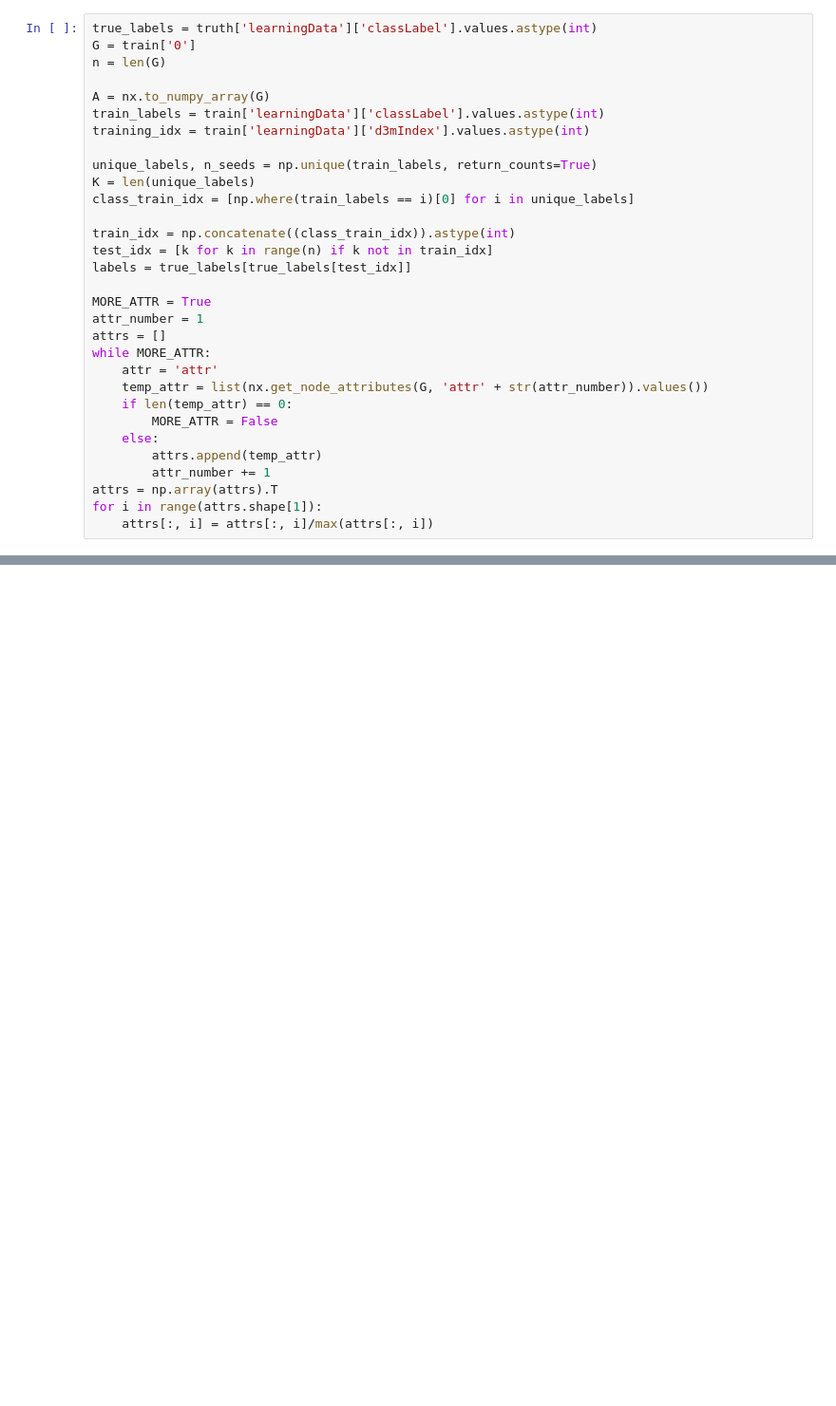
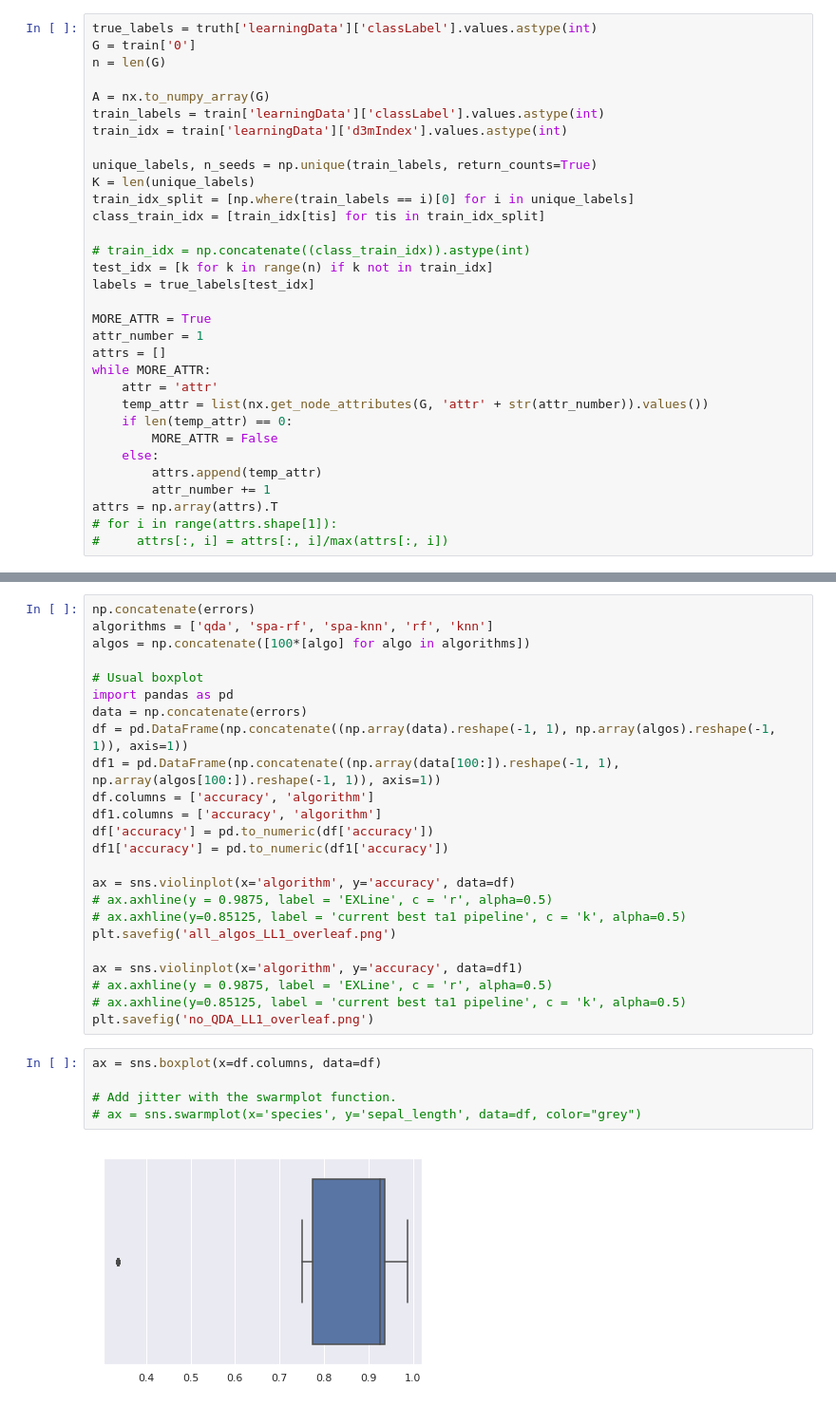
Before and after one commit to hhelm10/graphstats, a Jupyter notebook: experiments/vertex_classification_with_node_covariates/LL1 analysis.ipynb, the cells around one changed output, grey strips where cells are left out. Shown at 95% size. Cells and saved outputs as stored; diff of their text form; blank space fills up the shorter version.

Commit message:
update plotting functions.

```diff
--- a/experiments/vertex_classification_with_node_covariates/LL1 analysis.ipynb
+++ b/experiments/vertex_classification_with_node_covariates/LL1 analysis.ipynb
@@ -58,15 +69,16 @@ n = len(G)
 
 A = nx.to_numpy_array(G)
 train_labels = train['learningData']['classLabel'].values.astype(int)
-training_idx = train['learningData']['d3mIndex'].values.astype(int)
+train_idx = train['learningData']['d3mIndex'].values.astype(int)
 
 unique_labels, n_seeds = np.unique(train_labels, return_counts=True)
 K = len(unique_labels)
-class_train_idx = [np.where(train_labels == i)[0] for i in unique_labels]
+train_idx_split = [np.where(train_labels == i)[0] for i in unique_labels]
+class_train_idx = [train_idx[tis] for tis in train_idx_split]
 
-train_idx = np.concatenate((class_train_idx)).astype(int)
+# train_idx = np.concatenate((class_train_idx)).astype(int)
 test_idx = [k for k in range(n) if k not in train_idx]
-labels = true_labels[true_labels[test_idx]]
+labels = true_labels[test_idx]
 
 MORE_ATTR = True
 attr_number = 1
@@ -80,5 +92,5 @@ while MORE_ATTR:
         attrs.append(temp_attr)
         attr_number += 1
 attrs = np.array(attrs).T
-for i in range(attrs.shape[1]):
-    attrs[:, i] = attrs[:, i]/max(attrs[:, i])
+# for i in range(attrs.shape[1]):
+#     attrs[:, i] = attrs[:, i]/max(attrs[:, i])
@@ -190,0 +187,31 @@ errors
+# %%
+np.concatenate(errors)
+algorithms = ['qda', 'spa-rf', 'spa-knn', 'rf', 'knn']
+algos = np.concatenate([100*[algo] for algo in algorithms])
+
+# Usual boxplot
+import pandas as pd
+data = np.concatenate(errors)
+df = pd.DataFrame(np.concatenate((np.array(data).reshape(-1, 1), np.array(algos).reshape(-1, 1)), axis=1))
+df1 = pd.DataFrame(np.concatenate((np.array(data[100:]).reshape(-1, 1), np.array(algos[100:]).reshape(-1, 1)), axis=1))
+df.columns = ['accuracy', 'algorithm']
+df1.columns = ['accuracy', 'algorithm']
+df['accuracy'] = pd.to_numeric(df['accuracy'])
+df1['accuracy'] = pd.to_numeric(df1['accuracy'])
+
+ax = sns.violinplot(x='algorithm', y='accuracy', data=df)
+# ax.axhline(y = 0.9875, label = 'EXLine', c = 'r', alpha=0.5)
+# ax.axhline(y=0.85125, label = 'current best ta1 pipeline', c = 'k', alpha=0.5)
+plt.savefig('all_algos_LL1_overleaf.png')
+
+ax = sns.violinplot(x='algorithm', y='accuracy', data=df1)
+# ax.axhline(y = 0.9875, label = 'EXLine', c = 'r', alpha=0.5)
+# ax.axhline(y=0.85125, label = 'current best ta1 pipeline', c = 'k', alpha=0.5)
+plt.savefig('no_QDA_LL1_overleaf.png')
+# %%
+ax = sns.boxplot(x=df.columns, data=df)
+
+# Add jitter with the swarmplot function.
+# ax = sns.swarmplot(x='species', y='sepal_length', data=df, color="grey")
+# %% [output]
+[figure, added]
```
Also changed, not shown: parts of 13 cells of this notebook, 43 other files.
